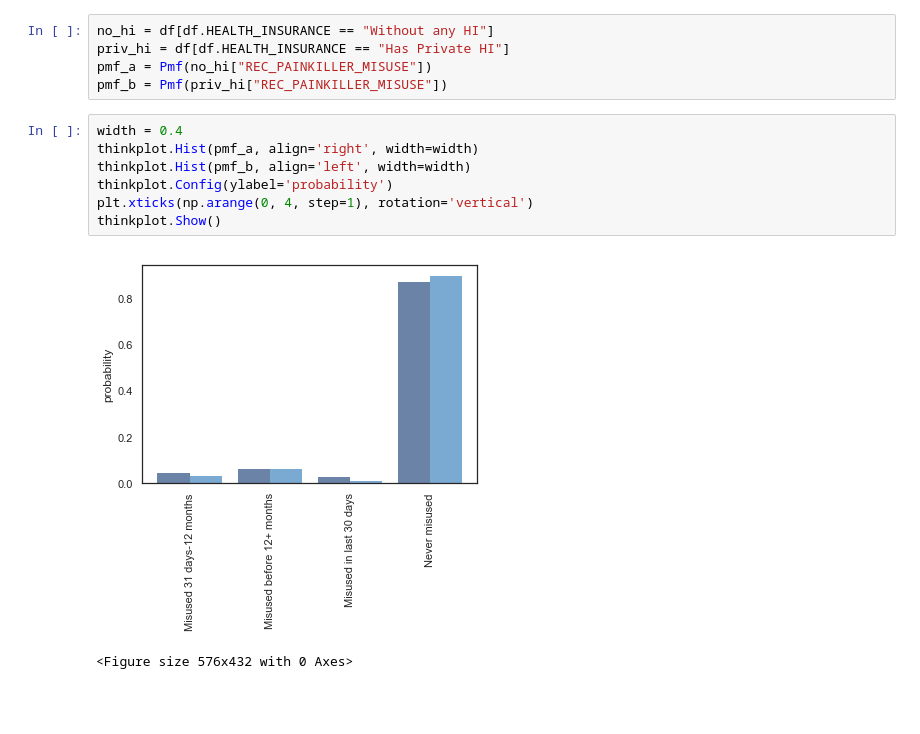
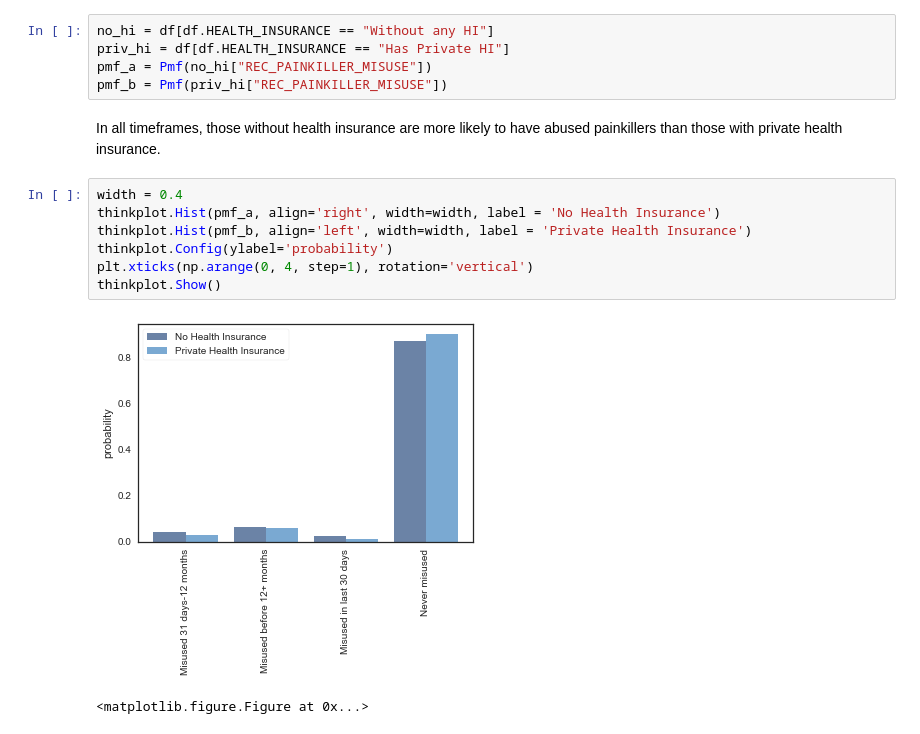
Before and after one commit to mhreid/OpioidsAndDemographics, a Jupyter notebook: project1/Project1.ipynb, the cells around one changed output. Saved outputs shown, nothing was run; the diff lists cells and outputs as text; blank space fills up the shorter version.

```diff
--- a/project1/Project1.ipynb
+++ b/project1/Project1.ipynb
@@ -226,13 +143,15 @@ no_hi = df[df.HEALTH_INSURANCE == "Without any HI"]
 priv_hi = df[df.HEALTH_INSURANCE == "Has Private HI"]
 pmf_a = Pmf(no_hi["REC_PAINKILLER_MISUSE"])
 pmf_b = Pmf(priv_hi["REC_PAINKILLER_MISUSE"])
+# %% [markdown]
+In all timeframes, those without health insurance are more likely to have abused painkillers than those with private health insurance.
 # %%
 width = 0.4
-thinkplot.Hist(pmf_a, align='right', width=width)
-thinkplot.Hist(pmf_b, align='left', width=width)
+thinkplot.Hist(pmf_a, align='right', width=width, label = 'No Health Insurance')
+thinkplot.Hist(pmf_b, align='left', width=width, label = 'Private Health Insurance')
 thinkplot.Config(ylabel='probability')
 plt.xticks(np.arange(0, 4, step=1), rotation='vertical')
 thinkplot.Show()
 # %% [output]
-[figure, old version]
+[figure, new version]
-<Figure size 576x432 with 0 Axes>
+<matplotlib.figure.Figure at 0x...>
```
Also changed, not shown: parts of 33 cells of this notebook, 4 other files.
